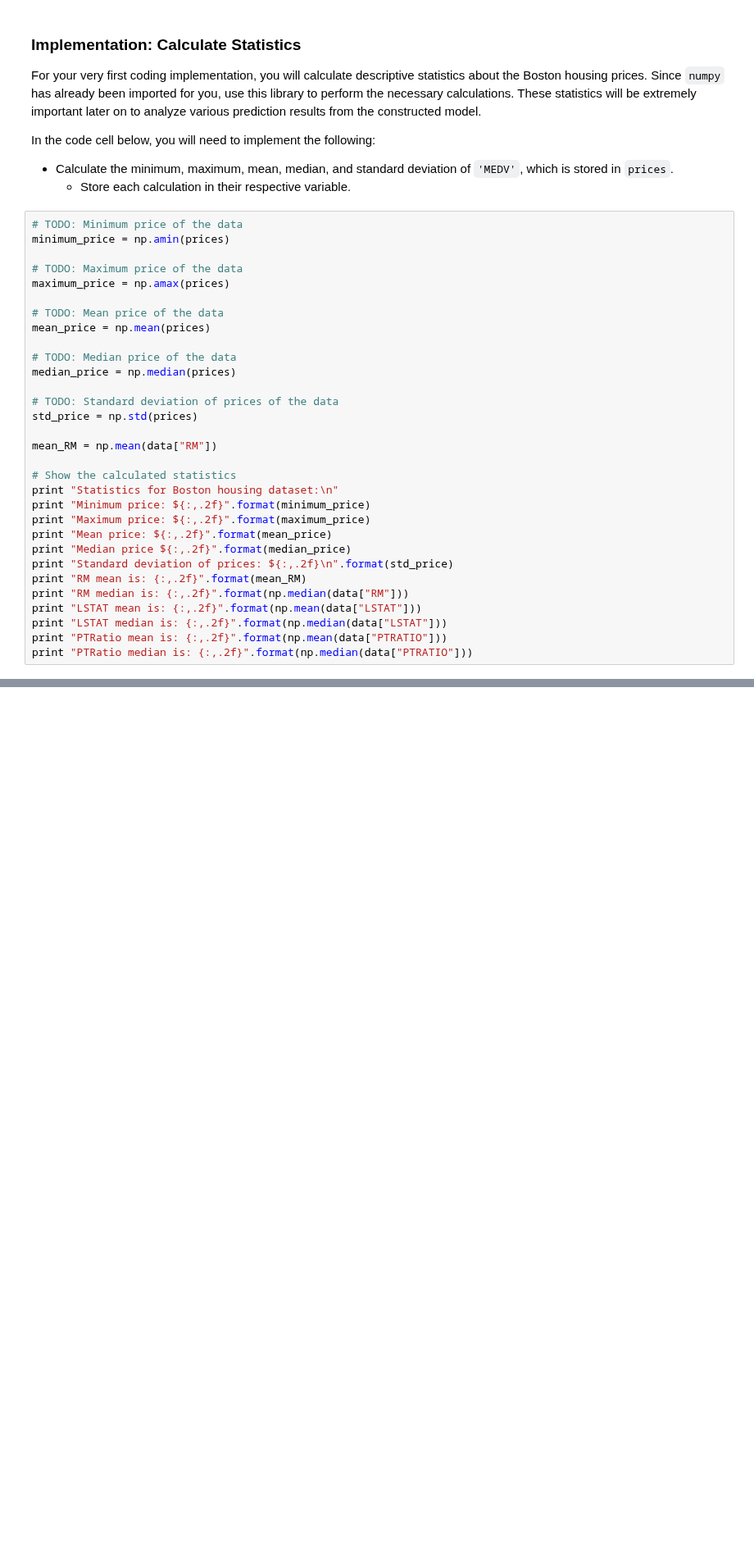
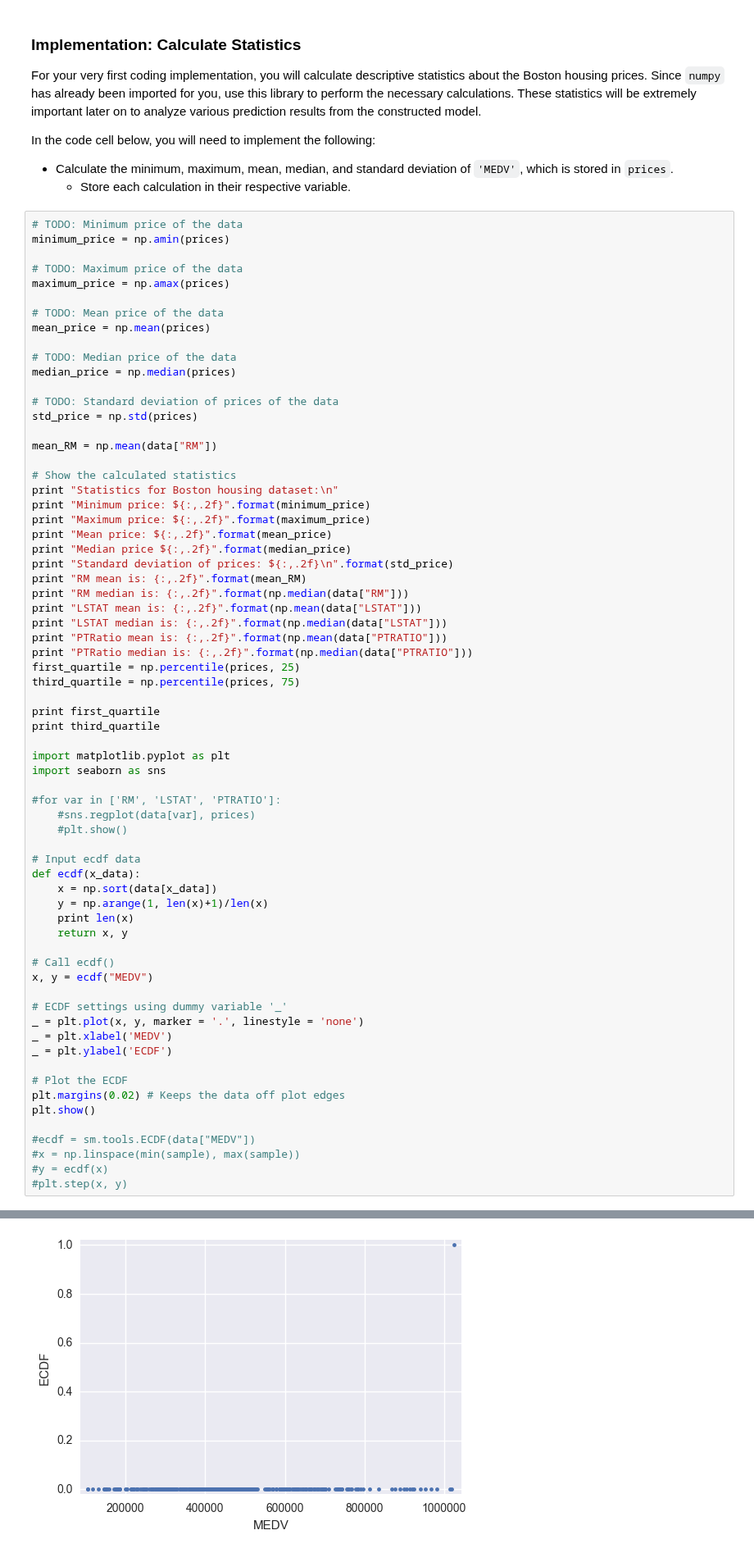
Before and after one commit to SundayFunday/machine-learning, a Jupyter notebook: projects/boston_housing/boston_housing.ipynb, the cells around one changed output, grey strips where cells are left out. Shown at 82% size. Saved outputs shown, nothing was run; the diff lists cells and outputs as text; blank space fills up the shorter version.

```diff
--- a/projects/boston_housing/boston_housing.ipynb
+++ b/projects/boston_housing/boston_housing.ipynb
@@ -84,6 +92,42 @@ print "LSTAT mean is: {:,.2f}".format(np.mean(data["LSTAT"]))
 print "LSTAT median is: {:,.2f}".format(np.median(data["LSTAT"]))
 print "PTRatio mean is: {:,.2f}".format(np.mean(data["PTRATIO"]))
 print "PTRatio median is: {:,.2f}".format(np.median(data["PTRATIO"]))
+first_quartile = np.percentile(prices, 25)
+third_quartile = np.percentile(prices, 75)
+
+print first_quartile
+print third_quartile
+
+import matplotlib.pyplot as plt
+import seaborn as sns
+
+#for var in ['RM', 'LSTAT', 'PTRATIO']:
+    #sns.regplot(data[var], prices)
+    #plt.show()
+
+# Input ecdf data
+def ecdf(x_data):
+    x = np.sort(data[x_data])
+    y = np.arange(1, len(x)+1)/len(x)
+    print len(x)
+    return x, y
+
+# Call ecdf()
+x, y = ecdf("MEDV")
+
+# ECDF settings using dummy variable '_'
+_ = plt.plot(x, y, marker = '.', linestyle = 'none')
+_ = plt.xlabel('MEDV')
+_ = plt.ylabel('ECDF')
+
+# Plot the ECDF
+plt.margins(0.02) # Keeps the data off plot edges
+plt.show()
+
+#ecdf = sm.tools.ECDF(data["MEDV"])
+#x = np.linspace(min(sample), max(sample))
+#y = ecdf(x)
+#plt.step(x, y)
 # %% [output]
 Statistics for Boston housing dataset:
 
@@ -102,3 +149,4 @@ PTRatio median is: 19.10
+[figure, added]
 # %% [markdown]
 ### Question 1 - Feature Observation
 As a reminder, we are using three features from the Boston housing dataset: `'RM'`, `'LSTAT'`, and `'PTRATIO'`. For each data point (neighborhood):
```
Also changed, not shown: parts of 9 cells of this notebook, 23 other files.
